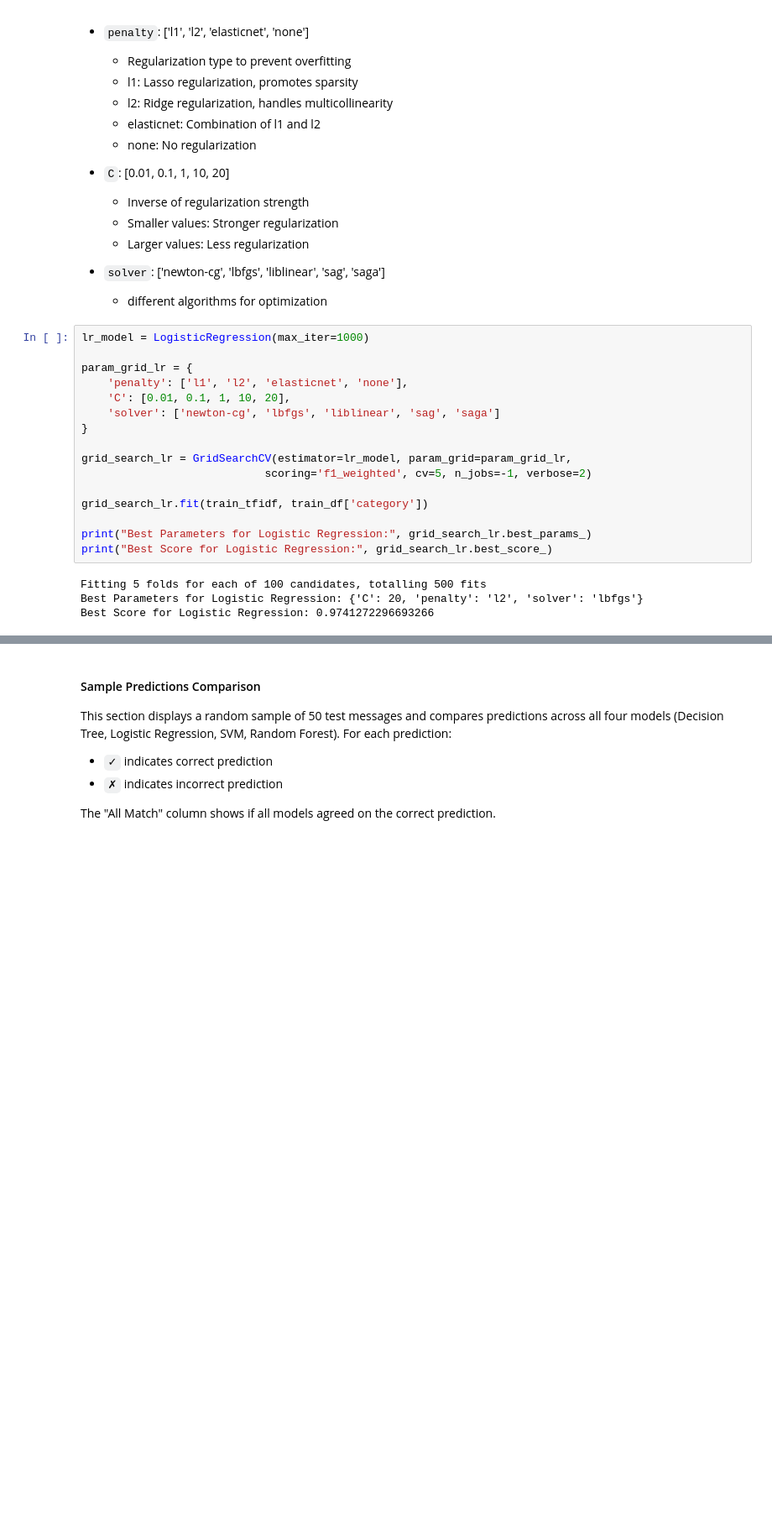
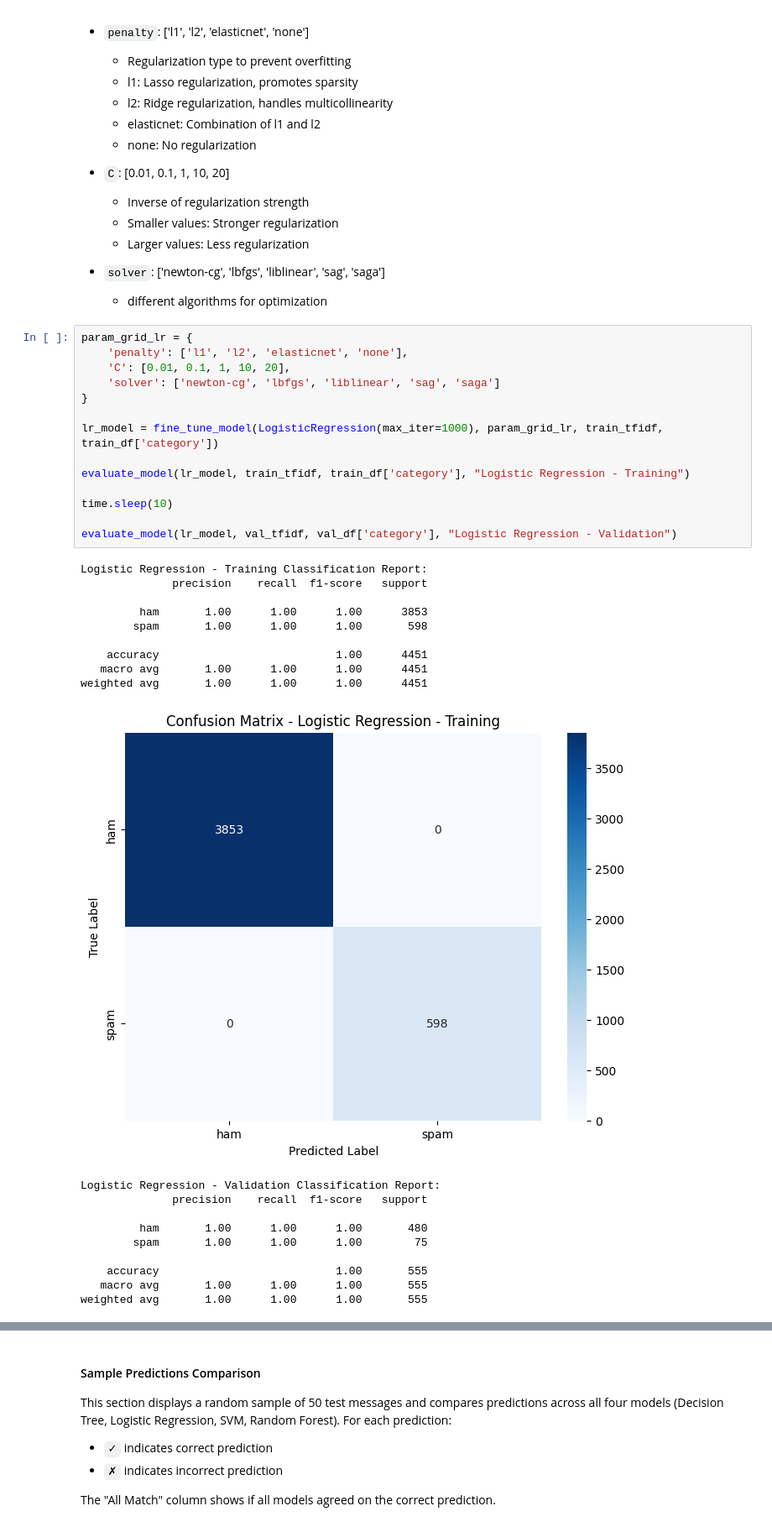
Before and after one commit to Aritra8438/AppliedMachineLearning, a Jupyter notebook: Assignment 1/train.ipynb, the cells around one changed output, grey strips where cells are left out. Shown: that part at 84% size. Saved outputs shown, nothing was run; the diff lists cells and outputs as text; blank space fills up the shorter version.

```diff
--- a/Assignment 1/train.ipynb
+++ b/Assignment 1/train.ipynb
@@ -233,22 +262,36 @@ The Logistic Regression model was trained using GridSearchCV with the following
 - `solver`: ['newton-cg', 'lbfgs', 'liblinear', 'sag', 'saga']
     - different algorithms for optimization
 # %%
-lr_model = LogisticRegression(max_iter=1000)
-
 param_grid_lr = {
     'penalty': ['l1', 'l2', 'elasticnet', 'none'],
     'C': [0.01, 0.1, 1, 10, 20],
     'solver': ['newton-cg', 'lbfgs', 'liblinear', 'sag', 'saga']
 }
 
-grid_search_lr = GridSearchCV(estimator=lr_model, param_grid=param_grid_lr,
-                            scoring='f1_weighted', cv=5, n_jobs=-1, verbose=2)
+lr_model = fine_tune_model(LogisticRegression(max_iter=1000), param_grid_lr, train_tfidf, train_df['category'])
 
-grid_search_lr.fit(train_tfidf, train_df['category'])
+evaluate_model(lr_model, train_tfidf, train_df['category'], "Logistic Regression - Training")
 
-print("Best Parameters for Logistic Regression:", grid_search_lr.best_params_)
-print("Best Score for Logistic Regression:", grid_search_lr.best_score_)
+time.sleep(10)
+
+evaluate_model(lr_model, val_tfidf, val_df['category'], "Logistic Regression - Validation")
 # %% [output]
-Fitting 5 folds for each of 100 candidates, totalling 500 fits
-Best Parameters for Logistic Regression: {'C': 20, 'penalty': 'l2', 'solver': 'lbfgs'}
-Best Score for Logistic Regression: 0.9741272296693266
+Logistic Regression - Training Classification Report:
+              precision    recall  f1-score   support
+
+         ham       1.00      1.00      1.00      3853
+        spam       1.00      1.00      1.00       598
+
+    accuracy                           1.00      4451
+   macro avg       1.00      1.00      1.00      4451
+weighted avg       1.00      1.00      1.00      4451
+[figure, added]
+Logistic Regression - Validation Classification Report:
+              precision    recall  f1-score   support
+
+         ham       1.00      1.00      1.00       480
+        spam       1.00      1.00      1.00        75
+
+    accuracy                           1.00       555
+   macro avg       1.00      1.00      1.00       555
+weighted avg       1.00      1.00      1.00       555
```
Also changed, not shown: parts of 19 cells of this notebook, 1 other file.
